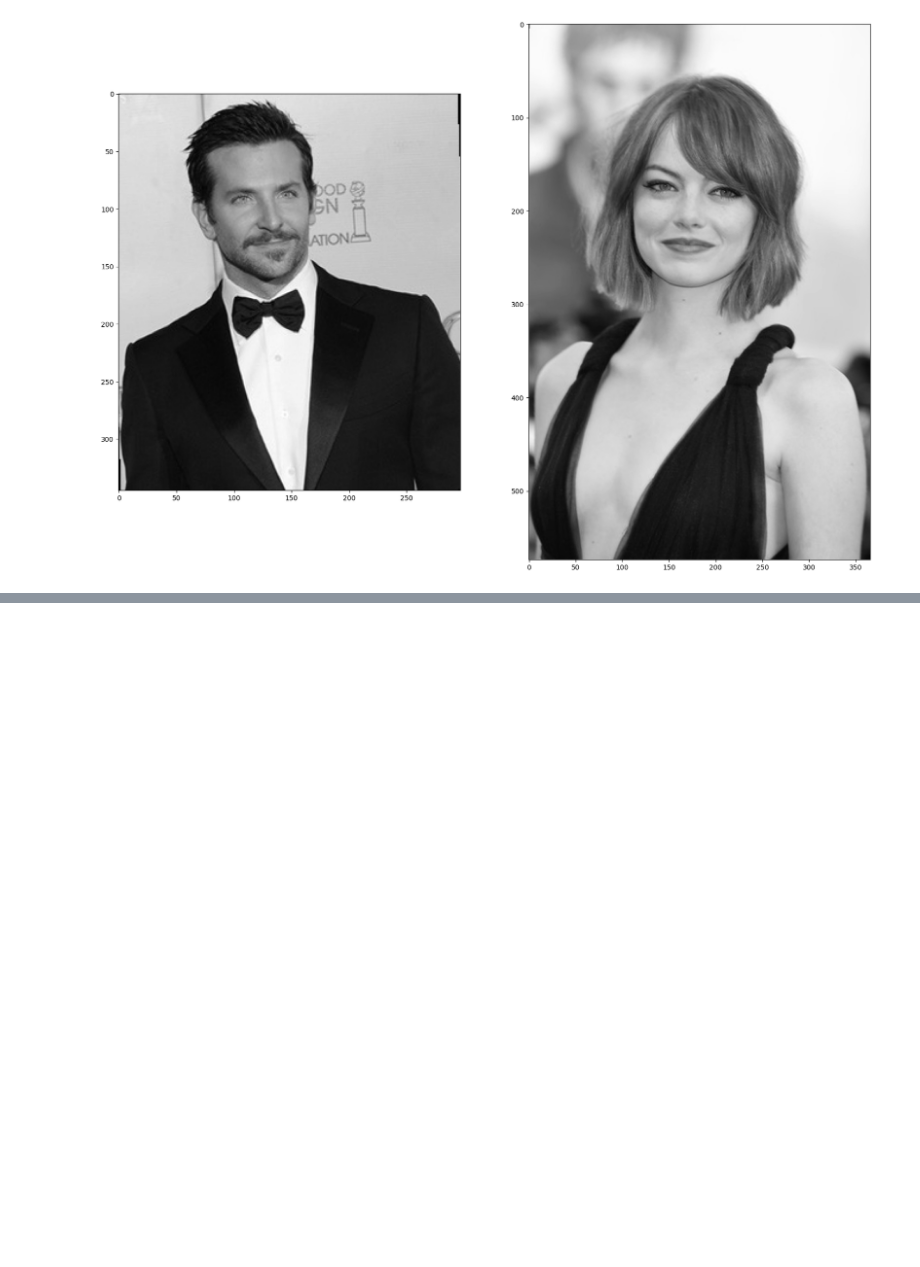
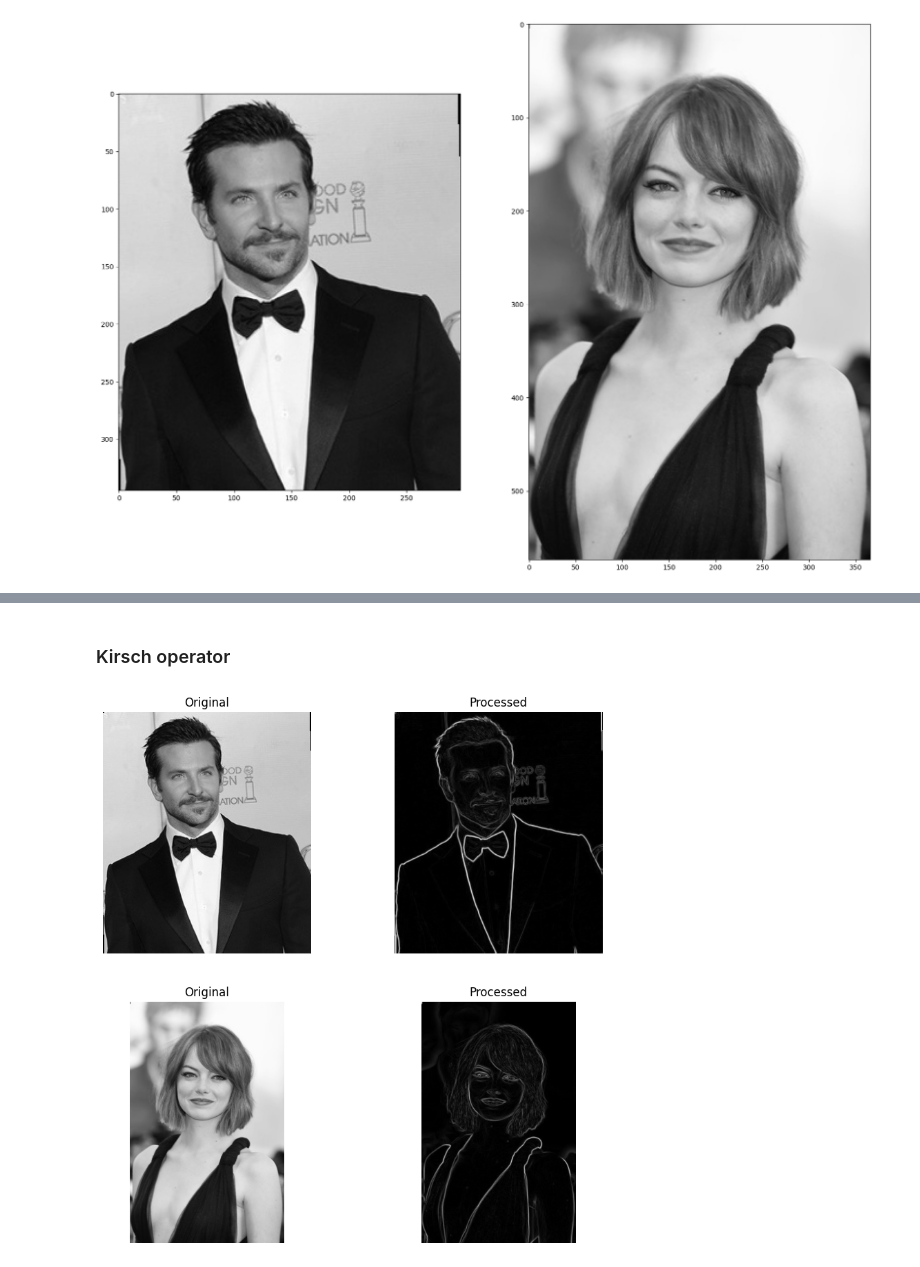
Before and after one commit to ProxPxD/AMiIU, a Jupyter notebook: 1_edge_detection_different_methods/gradient-based/gradient-based-implementation.ipynb, the cells around one changed output, grey strips where cells are left out. Drawn from its saved outputs; the diff is of its cells as text; code cells hidden in the pictures; blank space fills up the shorter version.

```diff
--- a/1_edge_detection_different_methods/gradient-based/gradient-based-implementation.ipynb
+++ b/1_edge_detection_different_methods/gradient-based/gradient-based-implementation.ipynb
@@ -76,0 +152,32 @@ plt.show()
+# %% [markdown]
+### Kirsch operator
+# %%
+def kirsch_operator(image):
+
+    # Define kernels
+    kernels = [
+        np.array([[-3, -3, 5], [-3, 0, 5], [-3, -3, 5]]),
+        np.array([[-3, 5, 5], [-3, 0, 5], [-3, -3, -3]]),
+        np.array([[5, 5, 5], [-3, 0, -3], [-3, -3, -3]]),
+        np.array([[5, 5, -3], [5, 0, -3], [-3, -3, -3]]),
+        np.array([[5, -3, -3], [5, 0, -3], [5, -3, -3]]),
+        np.array([[-3, -3, -3], [5, 0, -3], [5, 5, -3]]),
+        np.array([[-3, -3, -3], [-3, 0, -3], [5, 5, 5]]),
+        np.array([[-3, -3, -3], [-3, 0, 5], [-3, 5, 5]])
+    ]
+
+    # Apply kernels to the image
+    grads = [cv2.filter2D(image, -1, kernel) for kernel in kernels]
+
+    # Compute magnitude of gradients
+    magnitude = np.max(grads, axis=0)
+
+    # Normalize magnitude to 0-255
+    magnitude = (magnitude * 255 / np.max(magnitude)).astype(np.uint8)
+
+    return magnitude
+
+kirsch_results = apply_operator_to_images(images, kirsch_operator)
+show_edges(images, kirsch_results)
+# %% [output]
+[figure, added]
```
Also changed, not shown: parts of 15 cells of this notebook, 13 other files.
